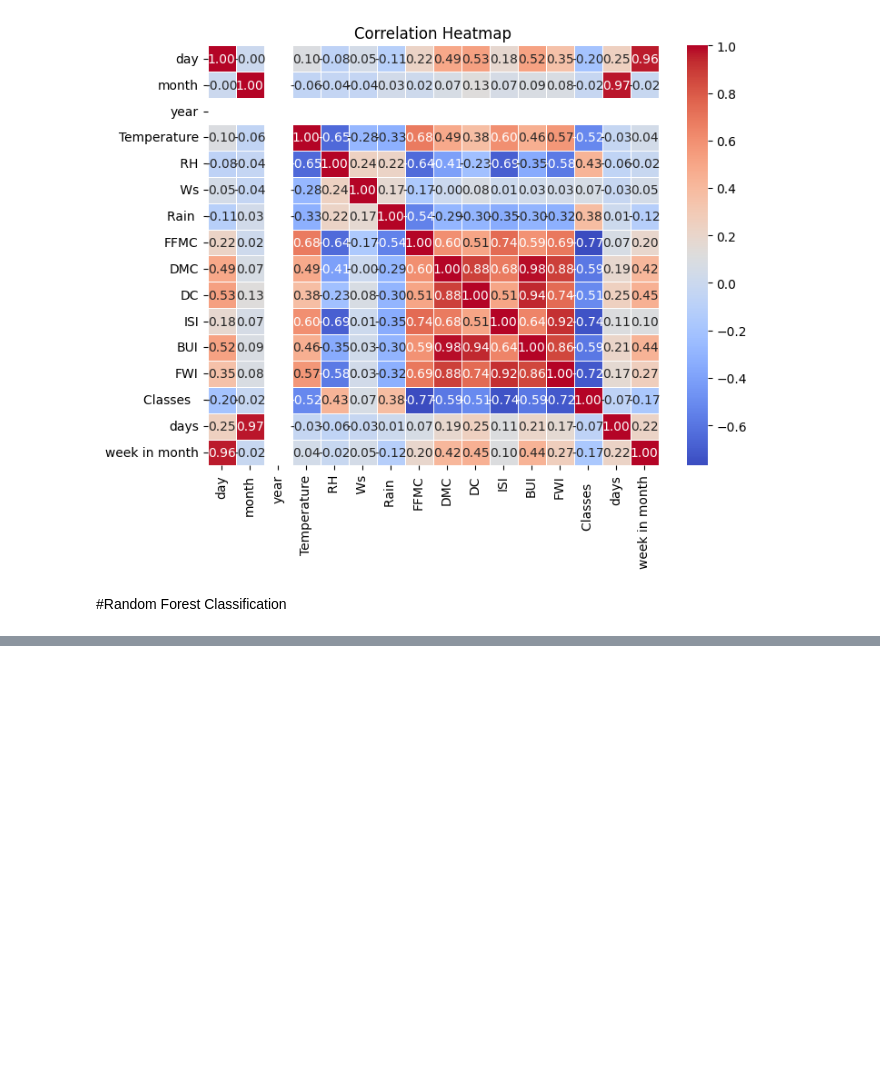
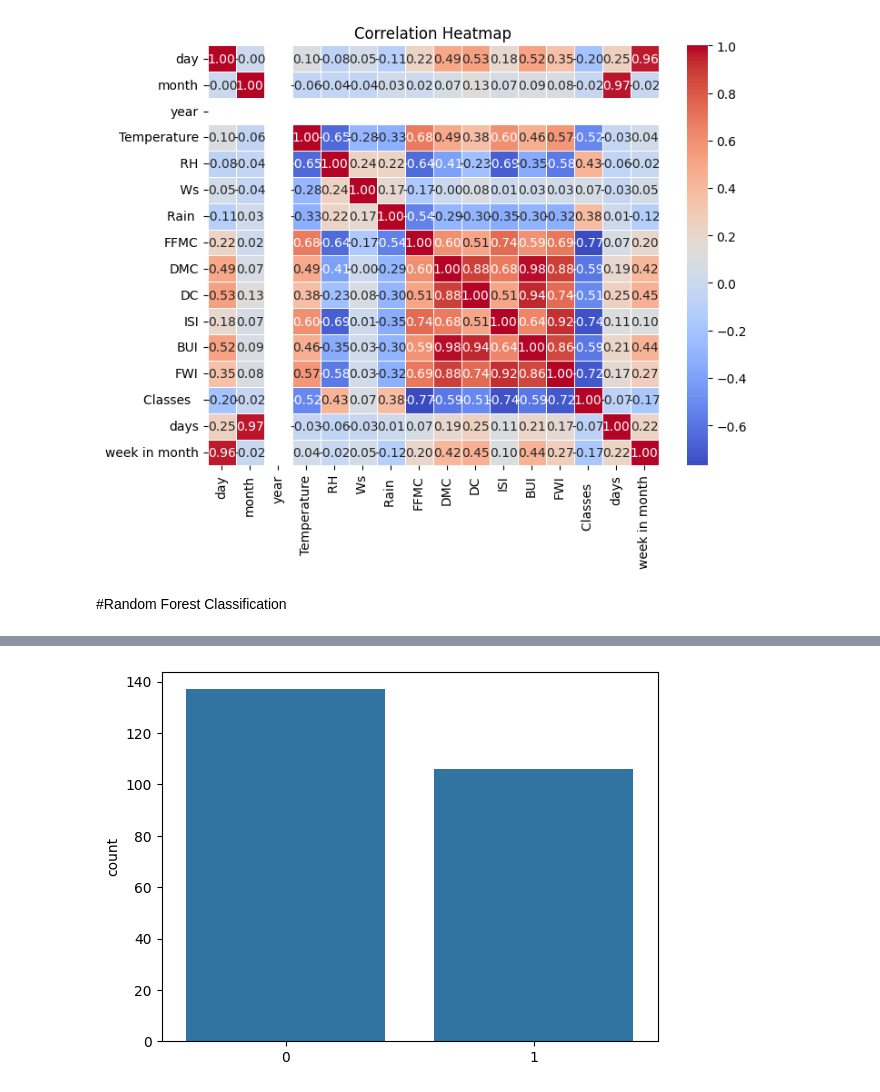
Before and after one commit to inikanipp/Algerian_Forest_Fires_Classification_Prediction, a Jupyter notebook: model/random_forest_classification.ipynb, the cells around one changed output, grey strips where cells are left out. Cells and saved outputs as stored; diff of their text form; code cells hidden in the pictures; blank space fills up the shorter version.

```diff
--- a/model/random_forest_classification.ipynb
+++ b/model/random_forest_classification.ipynb
@@ -376,0 +391,5 @@ akurasi :  0.2653061224489796
+# %%
+sns.countplot(x=y)
+plt.show()
+# %% [output]
+[figure, added]
```
Also changed, not shown: parts of 13 cells of this notebook.
